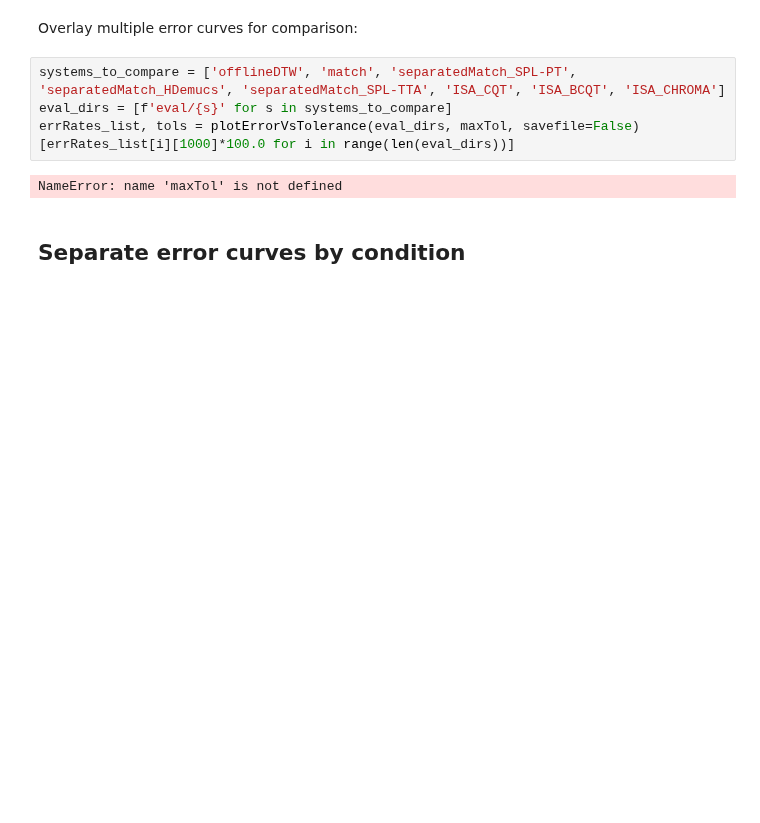
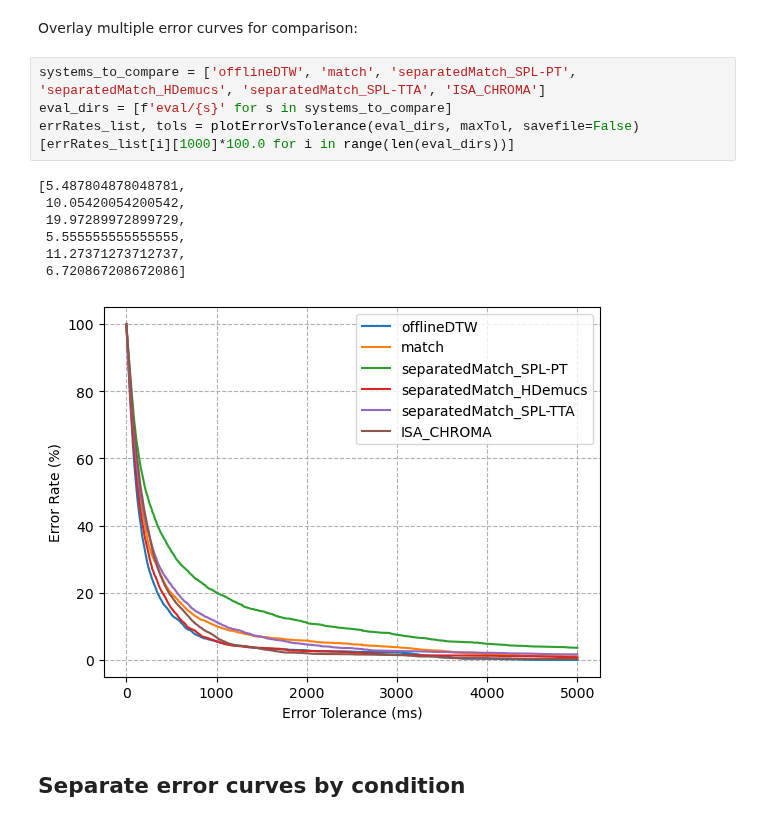
Before and after one commit to HMC-MIR/PianoConcertoAccompaniment, a Jupyter notebook: 03_Evaluate.ipynb, the cells around one changed output. Cells and saved outputs as stored; diff of their text form; blank space fills up the shorter version.

Commit message:
Update graphs to remove poorly performing ISA algorithms

```diff
--- a/03_Evaluate.ipynb
+++ b/03_Evaluate.ipynb
@@ -200,12 +200,18 @@ errRates_list[0][1000]*100.0
 # %% [markdown]
 Overlay multiple error curves for comparison:
 # %%
-systems_to_compare = ['offlineDTW', 'match', 'separatedMatch_SPL-PT', 'separatedMatch_HDemucs', 'separatedMatch_SPL-TTA', 'ISA_CQT', 'ISA_BCQT', 'ISA_CHROMA']
+systems_to_compare = ['offlineDTW', 'match', 'separatedMatch_SPL-PT', 'separatedMatch_HDemucs', 'separatedMatch_SPL-TTA', 'ISA_CHROMA']
 eval_dirs = [f'eval/{s}' for s in systems_to_compare]
 errRates_list, tols = plotErrorVsTolerance(eval_dirs, maxTol, savefile=False)
 [errRates_list[i][1000]*100.0 for i in range(len(eval_dirs))]
 # %% [output]
-NameError: name 'maxTol' is not defined
+[5.487804878048781,
+ 10.05420054200542,
+ 19.97289972899729,
+ 5.555555555555555,
+ 11.27371273712737,
+ 6.720867208672086]
+[figure, added]
 # %% [markdown]
 ## Separate error curves by condition
 # %% [markdown]
```
Also changed, not shown: parts of 1 cell of this notebook.
